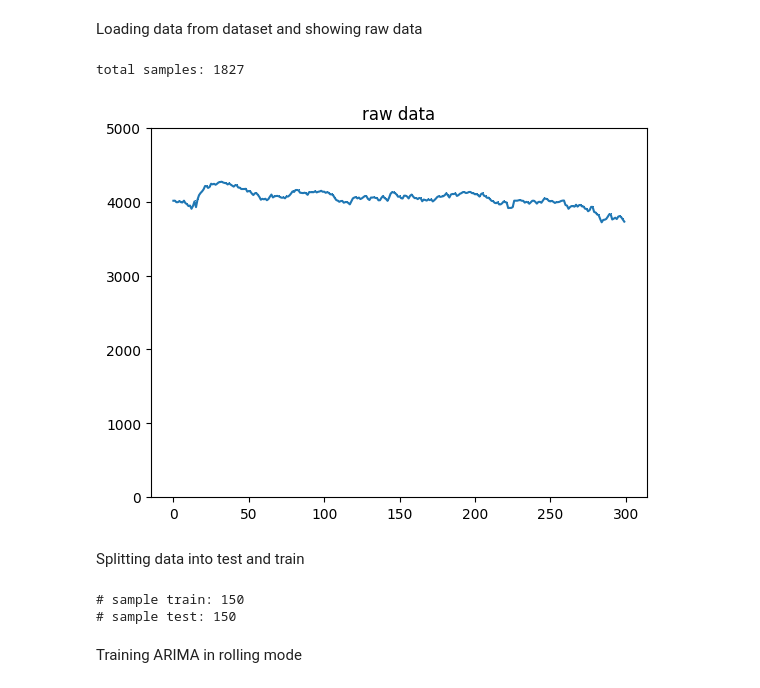
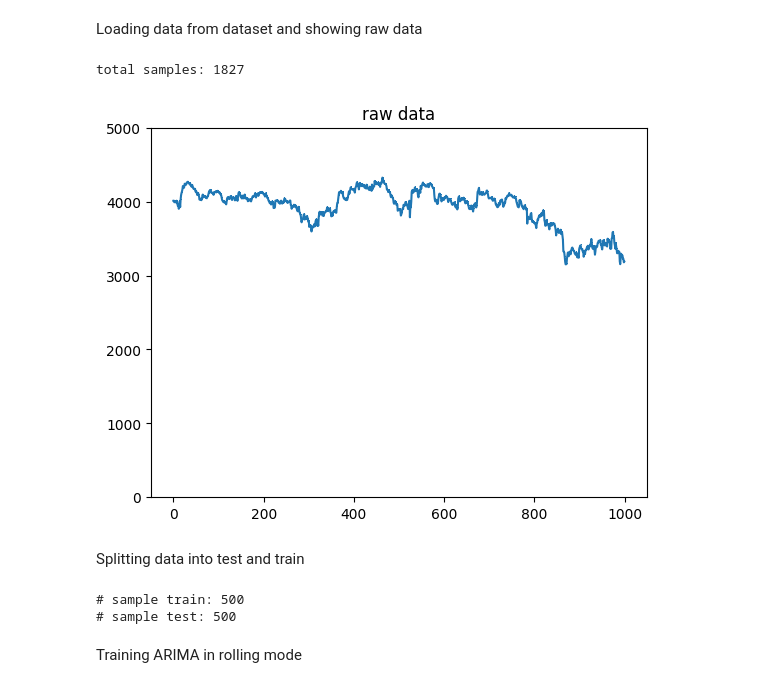
Before and after one commit to babak-abad/ARIMA_ANN, a Jupyter notebook: all.ipynb, the cells around one changed output. Saved outputs shown, nothing was run; the diff lists cells and outputs as text; code cells hidden in the pictures.

```diff
--- a/all.ipynb
+++ b/all.ipynb
@@ -33,17 +33,17 @@ Loading data from dataset and showing raw data
 # %%
 # loading data
 ls_data = utl.read_data(cfg.csv_path)
-ls_data = ls_data[0:300]
+ls_data = ls_data[0:1000]
 start_outlayer = 50
 # showing data
 plt.close('all')
 plt.title('raw data')
 plt.ylim(cfg.ylim)
 plt.plot(ls_data, marker=',')
 plt.show()
 # %% [output]
 total samples: 1827
-[figure, old version]
+[figure, new version]
 # %% [markdown]
 Splitting data into test and train
 # %%
@@ -54,8 +54,8 @@ train, test = ls_data[0:trn_count], ls_data[trn_count:len(ls_data)]
 print('# sample train: ' + str(trn_count))
 print('# sample test: ' + str(len(test)))
 # %% [output]
-# sample train: 150
-# sample test: 150
+# sample train: 500
+# sample test: 500
 # %% [markdown]
 Training ARIMA in rolling mode
 # %%
```
Also changed, not shown: parts of 14 cells of this notebook, 2 other files.
